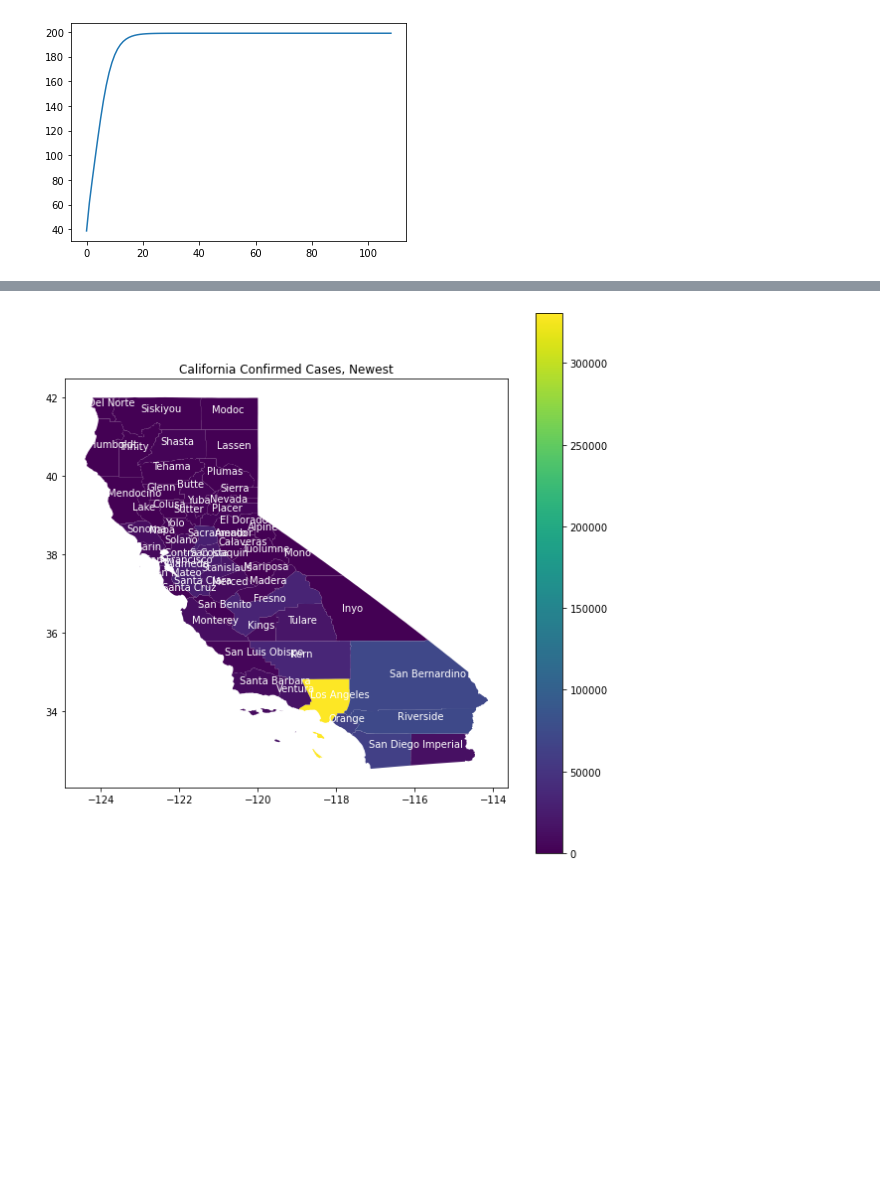
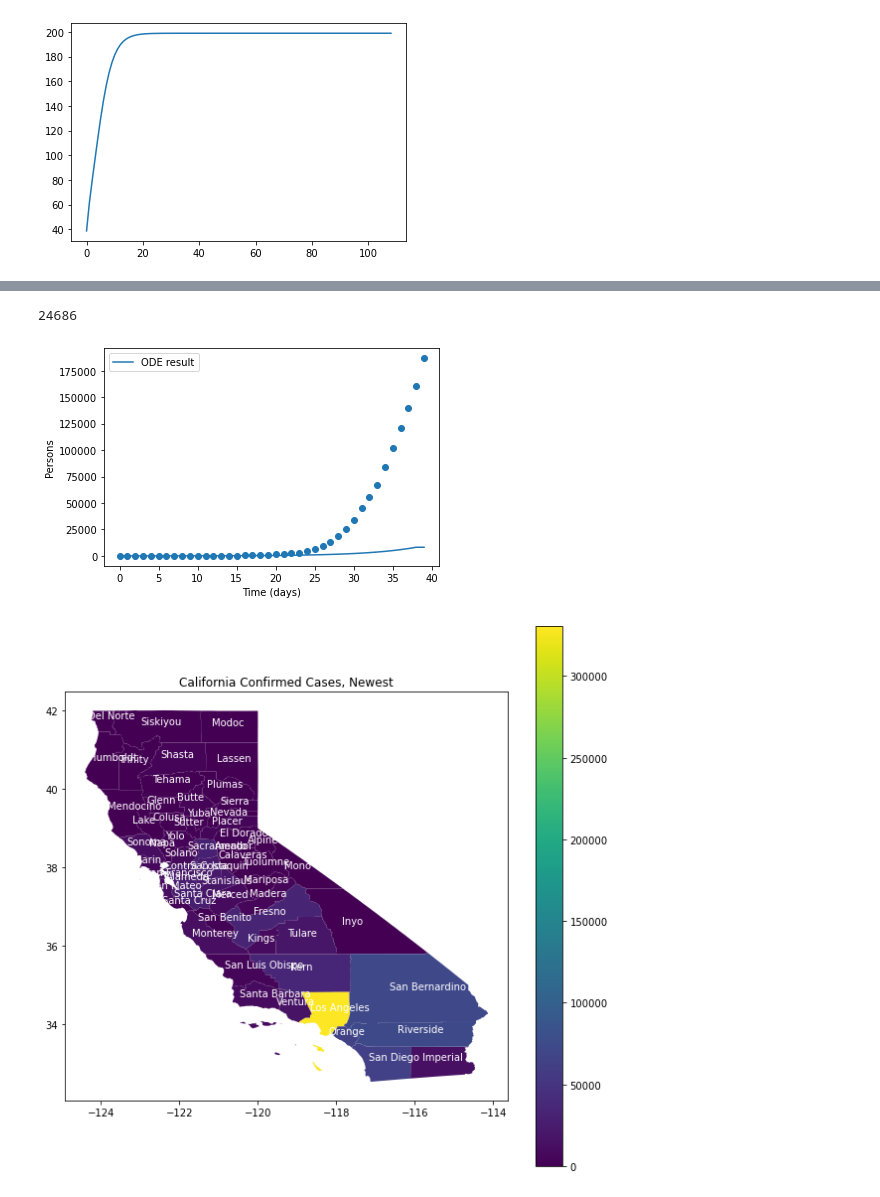
Before and after one commit to wendyw1999/epidemiology_capstone_project, a Jupyter notebook: notebooks/Stimulation 2.ipynb, the cells around one changed output, grey strips where cells are left out. Drawn from its saved outputs; the diff is of its cells as text; code cells hidden in the pictures; blank space fills up the shorter version.

```diff
--- a/notebooks/Stimulation 2.ipynb
+++ b/notebooks/Stimulation 2.ipynb
@@ -244,3 +480,67 @@ if __name__ == "__main__":
+# %%
+p
+# %% [output]
+24686
+# %%
+
+beta = betas
+D = ds
+
+#us_death = [0., 0., 0., 0., 1., 3., 8., 10., 13., 16., 17., 18., 23., 24., 26., 31., 39., 41., 51., 61., 73., 99., 122., 153., 209., 276., 349., 471., 599., 803., 1061., 1318., 1720., 2202., 2578., 3186., 4090.]
+
+def sim_fun_ODE(s,i,beta, N, D, int_steps, length):
+  S = np.zeros(length)
+  I = np.zeros(length)
+  S[0] = s[0]
+  I[0] = i[0]
+  dt = 1.0/int_steps
+  for l in range(length-1):
+    for i in range(int_steps):
+      S[l] = S[l] - beta*I[l]/N*S[l]*dt
+      I[l] = I[l] + (-I[l]/D + beta*I[l]/N*S[l])*dt
+    S[l+1] = S[l]
+    I[l+1] = I[l]
+  return S, I
+
+def sim_fun_SDE(s,i,beta, N, D, int_steps, length):
+  S = np.zeros(length)
+  I = np.zeros(length)
+  S[0] = s[0]
+  I[0] = i[0]
+  dt = 1.0/int_steps
+  for l in range(length-1):
+    for i in range(int_steps):
+      noise_matrix = np.matrix([[beta*I[l]*S[l]/N,-beta*I[l]*S[l]/N],[-beta*I[l]*S[l]/N, beta*I[l]*S[l]/N + I[l]/D]])
+      normal_noise = np.matmul(la.sqrtm(noise_matrix), np.random.normal((1,2)))
+      S[l] = S[l] - beta*I[l]/N*S[l]*dt + np.sqrt(dt)*normal_noise[0]
+      I[l] = I[l] + (-I[l]/D + beta*I[l]/N*S[l])*dt + np.sqrt(dt)*normal_noise[1]
+    S[l+1] = S[l]
+    I[l+1] = I[l]
+    return S, I
+length = 40
+
+N = p    # population size
+
+int_steps = 1
+plt.scatter(y=i,x=range(0,len(i),1))
+S_ODE, I_ODE = sim_fun_ODE(s,i,beta, N, D, int_steps, length)
+S_SDE, I_SDE = sim_fun_SDE(s,i,beta, N, D, int_steps, length)
+plt.plot(I_ODE,label='ODE result')
+#plt.plot(I_SDE,label='SDE result')
+
+plt.xlabel('Time (days)')
+plt.ylabel('Persons')
+plt.legend()
+
+
+##beta = 0.3                  # infection rate
+#D = 7                   # average duration of the infection
+#N = 300000000.0/10000.0     # population size
+
+
+plt.show()
+# %% [output]
+[figure, added]
 # %%
 import geopandas
 
```
Also changed, not shown: parts of 12 cells of this notebook.
